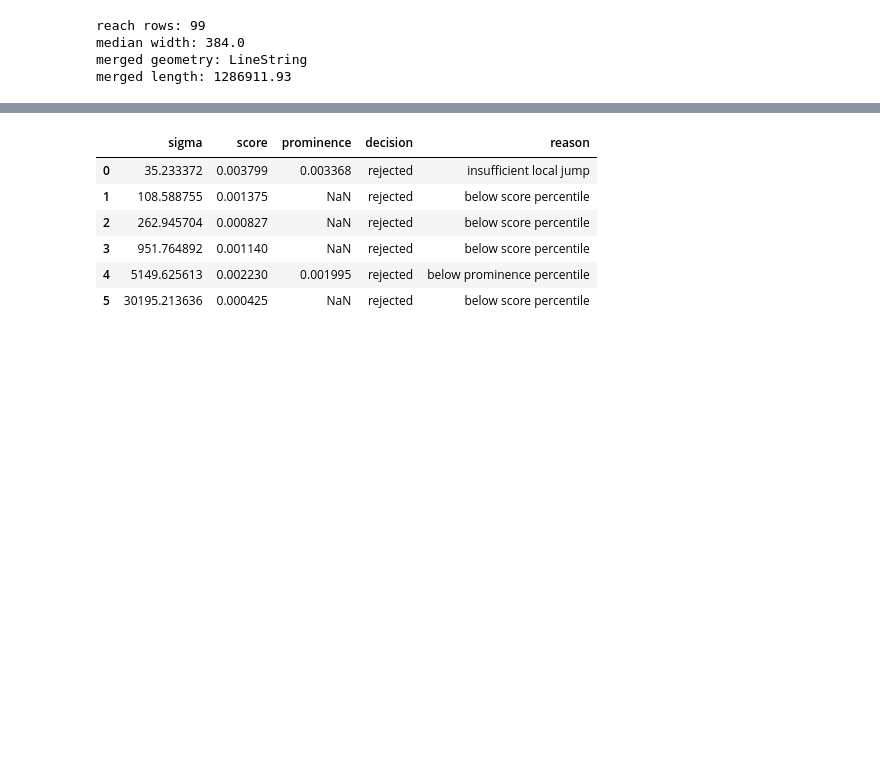
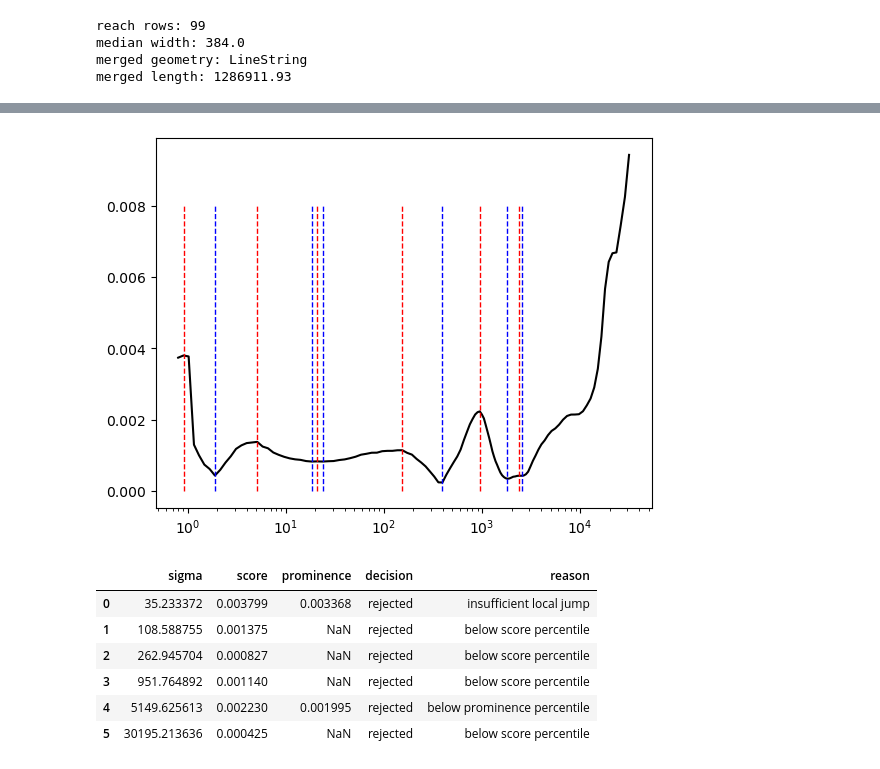
Before and after one commit to niekcde/single_thread_channel_hierarchy, a Jupyter notebook: test_pipeline.ipynb, the cells around one changed output, grey strips where cells are left out. Saved outputs shown, nothing was run; the diff lists cells and outputs as text; code cells hidden in the pictures; blank space fills up the shorter version.

```diff
--- a/test_pipeline.ipynb
+++ b/test_pipeline.ipynb
@@ -127,0 +156,15 @@ True
+# %%
+peak, valley = [], []
+for i in range(1, len(score)-1):
+    if (score[i-1] < score[i]) & (score[i+1] < score[i]):
+        peak.append(i)
+    if (score[i-1] > score[i]) & (score[i+1] > score[i]):
+        valley.append(i)
+# %%
+dist = result['plot_data']['dist'][1:-1]
+score = result['plot_data']['score']
+d[(d>5000) & (d<5200)]
+
+np.argwhere((d>900) & (d<1000))
+
+# d[90:110]
@@ -128,3 +262,13 @@ True
+# %%
+import matplotlib.pyplot as plt
+plt.plot(d, result['plot_data']['score'], color = 'black')
+for p in peak:
+    plt.vlines(dist[p], 0.0, 0.008, linestyles='--', linewidth = 1, color = 'red')
+for p in valley:
+    plt.vlines(dist[p], 0.0, 0.008, linestyles='--', linewidth = 1, color = 'blue')
+plt.xscale('log')
+# %% [output]
+[figure, added]
 # %%
 import pandas as pd
 
```
Also changed, not shown: parts of 11 cells of this notebook, 3 other files.
